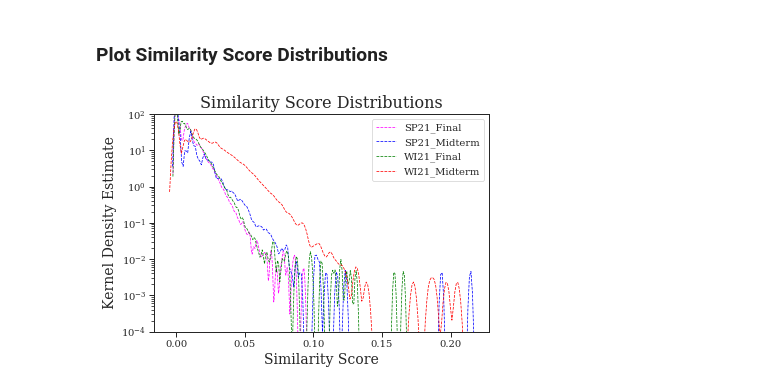
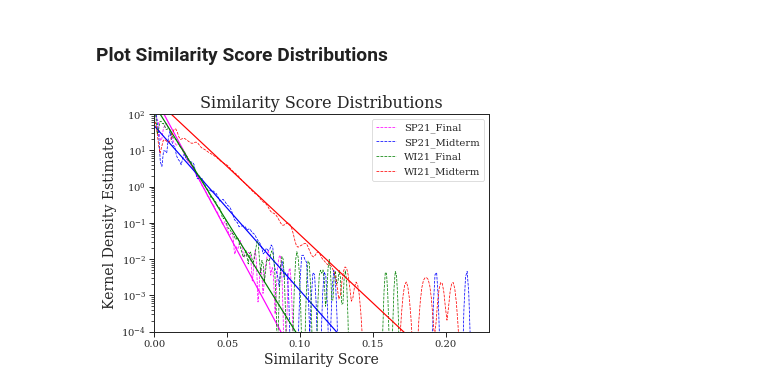
Before and after one commit to niemasd/Exam-Similarity-Detection-Paper, a Jupyter notebook: scripts/Figures.ipynb, the cells around one changed output. Drawn from its saved outputs; the diff is of its cells as text; code cells hidden in the pictures.

Commit message:
Added theoretical best-fit

```diff
--- a/scripts/Figures.ipynb
+++ b/scripts/Figures.ipynb
@@ -2,9 +2,12 @@
 ### Imports and Definitions
 # %%
 from glob import glob
+from math import exp
 from matplotlib import rcParams
 from matplotlib.lines import Line2D
+from numpy import arange, log
 from os import makedirs
+from scipy.stats import gaussian_kde, linregress
 from seaborn import distplot, set_context, set_style
 import matplotlib.pyplot as plt
 DATADIR = '../data'
@@ -24,20 +27,55 @@ meta = {
         'real': '--',
         'theoretical': '-',
     },
+
+    'range': {
+        'WI21_Midterm': {
+            'xmin': 0.04,
+            'xmax': 0.07,
+        },
+
+        'WI21_Final': {
+            'xmin': 0.01,
+            'xmax': 0.05,
+        },
+
+        'SP21_Midterm': {
+            'xmin': 0.03,
+            'xmax': 0.06,
+        },
+
+        'SP21_Final': {
+            'xmin': 0.03,
+            'xmax': 0.04,
+        },
+    },
 }
+LABELS = ['WI21_Midterm', 'WI21_Final', 'SP21_Midterm', 'SP21_Final']
+XDELTA = 0.0001
+XMIN = 0
+XMAX = 0.23
+YMIN = 10**-4
+YMAX = 100
 # %% [markdown]
 ### Plot Similarity Score Distributions
 # %%
 fig, ax = plt.subplots()
 for fn in glob('%s/similarity_csv/*.csv' % DATADIR):
     label = fn.split('/')[-1].rstrip('.csv')
-    distplot([float(l.split(',')[2]) for l in open(fn)], kde=True, hist=False, label=label, color=meta['color'][label], kde_kws={'linestyle':meta['linestyle']['real'], 'linewidth': 0.75})
+    scores = [float(l.split(',')[2]) for l in open(fn)]
+    distplot(scores, kde=True, hist=False, label=label, color=meta['color'][label], kde_kws={'linestyle':meta['linestyle']['real'], 'linewidth': 0.75})
+    kde = gaussian_kde(scores)
+    X = arange(meta['range'][label]['xmin'], meta['range'][label]['xmax'], XDELTA)
+    Y = log(kde.pdf(X))
+    line = linregress(X,Y) # y = ln(L) - Lx, where L = rate parameter (lambda) of Exponential distribution
+    plt.plot([XMIN, XMAX], [exp((line.slope*XMIN)+line.intercept), exp((line.slope*XMAX)+line.intercept)], color=meta['color'][label], linestyle=meta['linestyle']['theoretical'])
 plt.title("Similarity Score Distributions")
 plt.xlabel("Similarity Score")
+plt.xlim(xmin=XMIN, xmax=XMAX)
 plt.ylabel("Kernel Density Estimate")
-plt.ylim(ymin=10**-4, ymax=100)
+plt.ylim(ymin=YMIN, ymax=YMAX)
 ax.set_yscale('log')
 plt.legend()
 fig.savefig('%s/similarity_dists.pdf' % FIGDIR, format='pdf', bbox_inches='tight')
 # %% [output]
-[figure, old version]
+[figure, new version]
```
Also changed, not shown: 1 other file.
